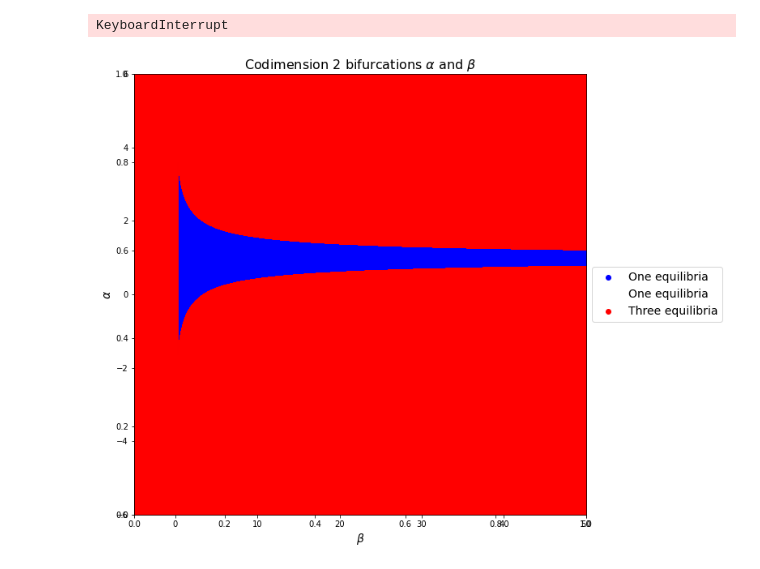
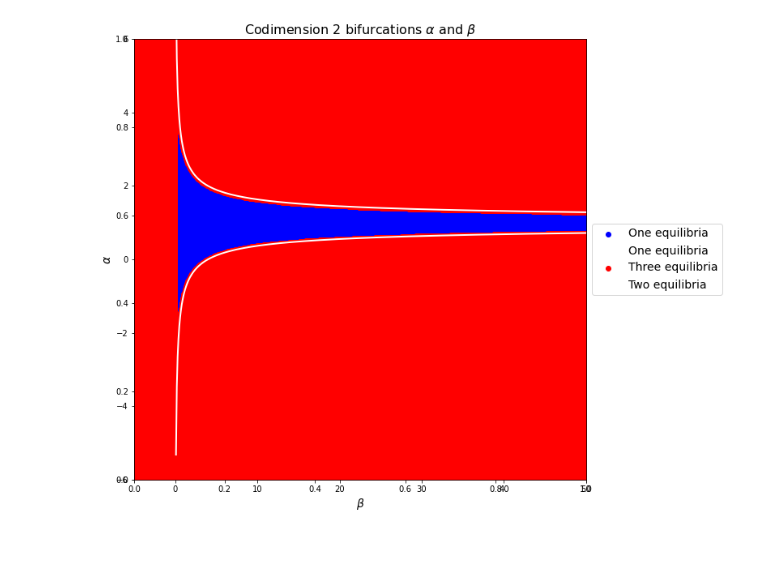
Before and after one commit to Cerlog/Fitz-Hugh-Nagumo-Mathematics-Project, a Jupyter notebook: Bifurcations/Alpha_Beta_Codimention_2_Bifurcation_Diagram.ipynb, the cells around one changed output. Drawn from its saved outputs; the diff is of its cells as text; code cells hidden in the pictures.

```diff
--- a/Bifurcations/Alpha_Beta_Codimention_2_Bifurcation_Diagram.ipynb
+++ b/Bifurcations/Alpha_Beta_Codimention_2_Bifurcation_Diagram.ipynb
@@ -5,8 +5,8 @@ import matplotlib.pyplot as plt
 import math as m
 %matplotlib inline
 # %%
-listOfAlphas = np.linspace(-6, 6, num = 10000) # generating Alpha values
-listOfBetas = np.linspace(-5, 50, num = 10000) # generating Beta values
+listOfAlphas = np.linspace(-6, 6, num = 1000) # generating Alpha values
+listOfBetas = np.linspace(-5, 50, num = 1000) # generating Beta values
 
 # list for storing number of equlibrias alpha
 OneEqulibriaListAlpha = []
@@ -36,33 +36,31 @@ for alpha in listOfAlphas:
         elif equation1 > equation2: # if eq1 bigger than eq2 - we have three equlibria
             ThreeEqulibriasListAlpha.append(alpha)
             ThreeEqulibriasListBeta.append(beta)
-# %% [output]
-KeyboardInterrupt
 # %%
 # plotting Codimension 2 bifurcation for alpha and beta
 x = np.linspace(0,100,1000)
 x[ x==0 ] = np.nan
 
 function1 = 1-2/np.sqrt(x)
 function2 = 1+2/np.sqrt(x)
 
 plt.figure(figsize=(10, 10))
 plt.title(r'Codimension 2 bifurcations $\alpha$ and $\beta$', fontsize=16)
 ax = plt.axes()
 ax.scatter(OneEqulibriaListBeta, OneEqulibriaListAlpha, color='b', label ='One equilibria')
 ax.scatter(TwoEqulibriaListBeta, TwoEqulibriaListBeta, color='white', label ='One equilibria')
 ax.scatter(ThreeEqulibriasListBeta, ThreeEqulibriasListAlpha, color='r', label ='Three equilibria')
 
-#ax.plot(x, function1, color='w', linewidth=2, label = 'Two equilibria')
-#ax.plot(x, function2, color='w', linewidth=2)
+ax.plot(x, function1, color='w', linewidth=2, label = 'Two equilibria')
+ax.plot(x, function2, color='w', linewidth=2)
 
 
 plt.xlabel(r'$\beta$', fontsize =14)
 plt.ylabel(r'$\alpha$', fontsize =14)
 plt.ylim(-6,6)
 plt.xlim(-5,50)
 plt.legend(bbox_to_anchor=(0.85,0.5), loc="center left", fontsize =14, borderaxespad=6.5)
 
 plt.savefig('codimension_new', dpi=300, bbox_inches="tight")
 # %% [output]
-[figure, old version]
+[figure, new version]
```
